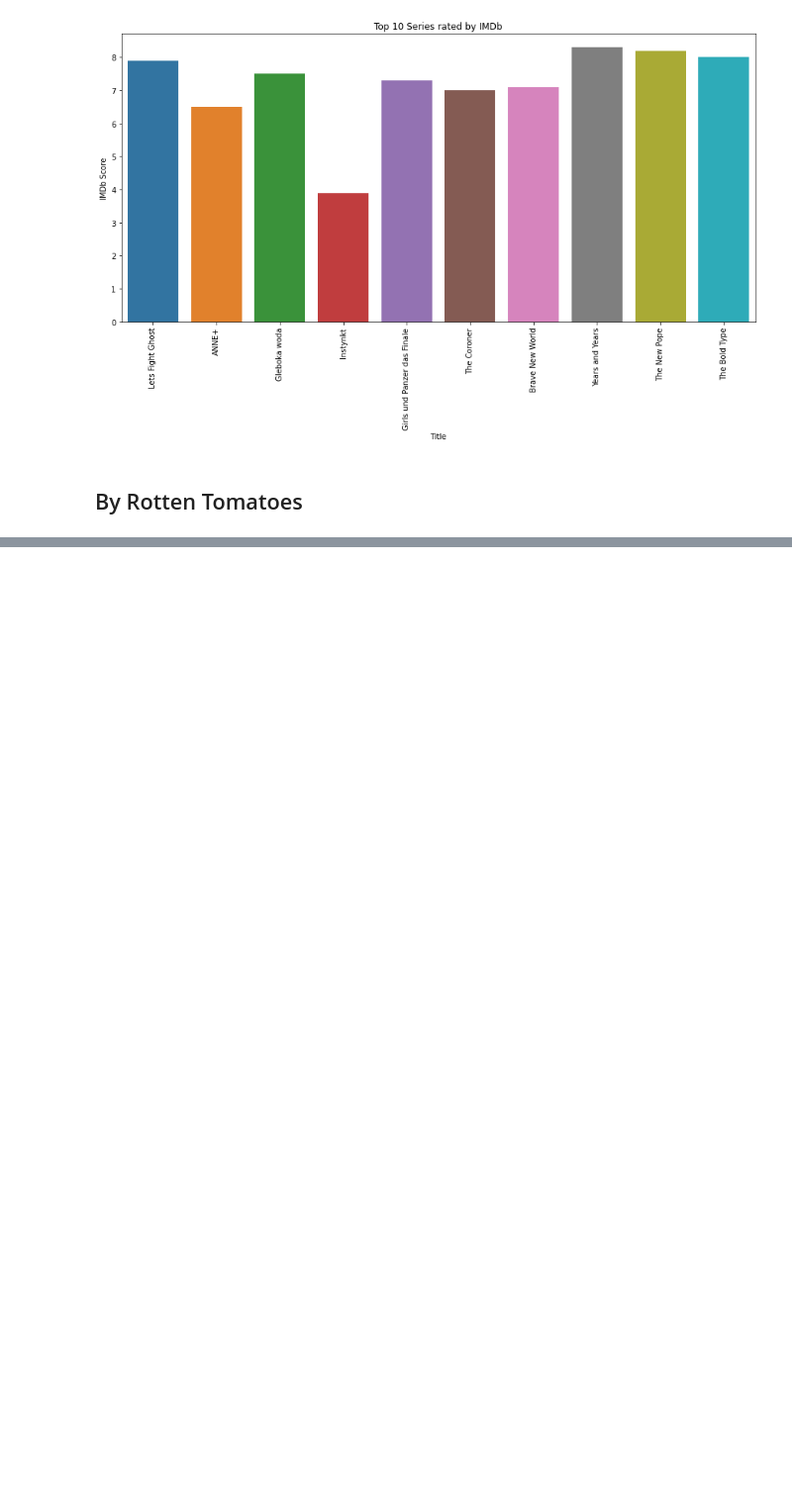
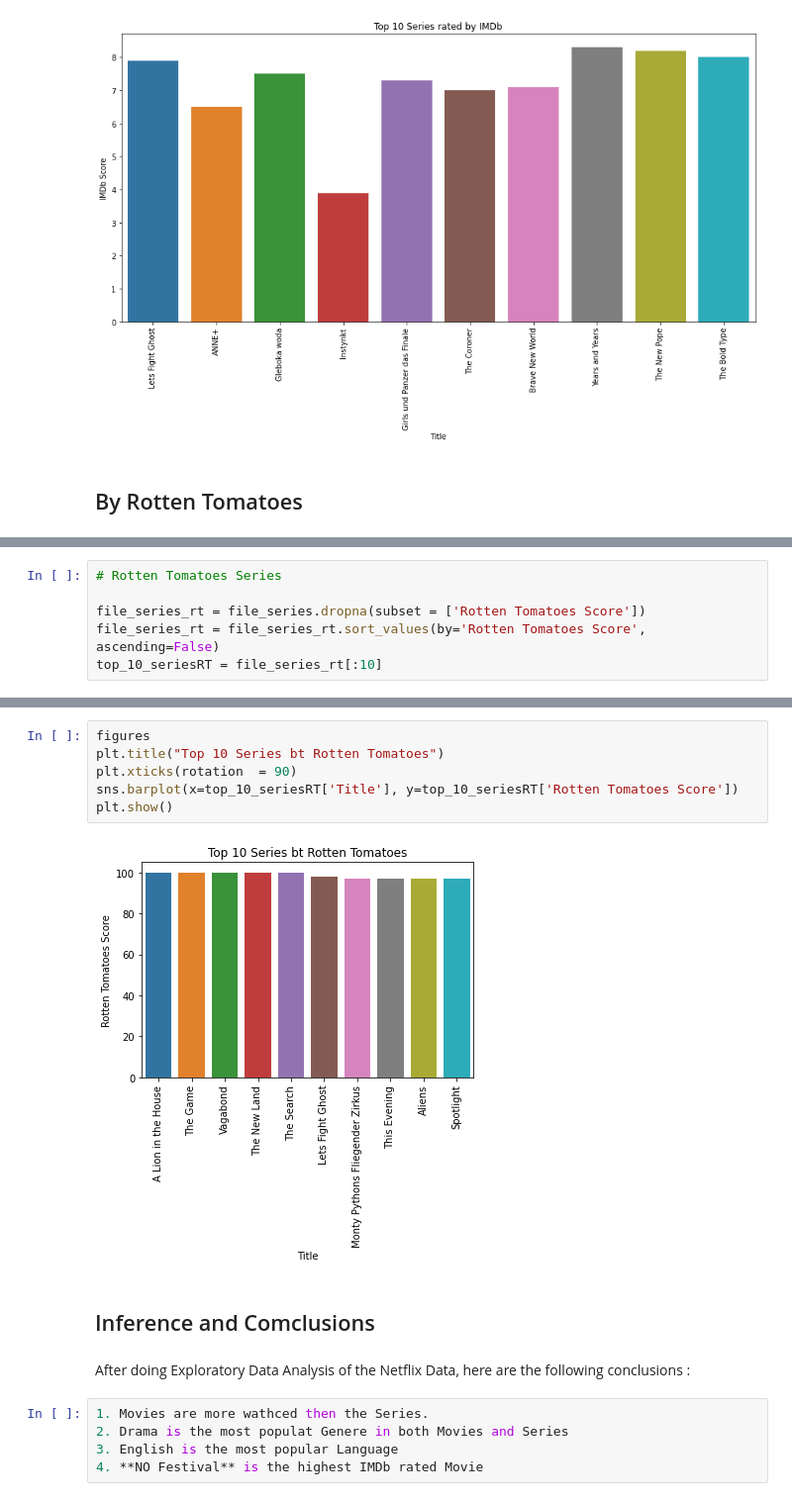
Before and after one commit to KunalSharma2001/Exploratory-data-analysis-EDA-, a Jupyter notebook: Netflix EDA/Netflix Data Analysis (EDA).ipynb, the cells around one changed output, grey strips where cells are left out. Shown at 99% size. Drawn from its saved outputs; the diff is of its cells as text; blank space fills up the shorter version.

```diff
--- a/Netflix EDA/Netflix Data Analysis (EDA).ipynb
+++ b/Netflix EDA/Netflix Data Analysis (EDA).ipynb
@@ -411,0 +434,6 @@ figures
+# %%
+# Rotten Tomatoes Series
+
+file_series_rt = file_series.dropna(subset = ['Rotten Tomatoes Score'])
+file_series_rt = file_series_rt.sort_values(by='Rotten Tomatoes Score', ascending=False)
+top_10_seriesRT = file_series_rt[:10]
@@ -411,0 +455,18 @@ figures
+# %%
+figures
+plt.title("Top 10 Series bt Rotten Tomatoes")
+plt.xticks(rotation  = 90)
+sns.barplot(x=top_10_seriesRT['Title'], y=top_10_seriesRT['Rotten Tomatoes Score'])
+plt.show()
+# %% [output]
+[figure, added]
+# %% [markdown]
+## Inference and Comclusions
+# %% [markdown]
+After doing Exploratory Data Analysis of the Netflix Data, here are the
+following conclusions :
+# %%
+1. Movies are more wathced then the Series.
+2. Drama is the most populat Genere in both Movies and Series
+3. English is the most popular Language
+4. **NO Festival** is the highest IMDb rated Movie
```
Also changed, not shown: parts of 5 cells of this notebook.
